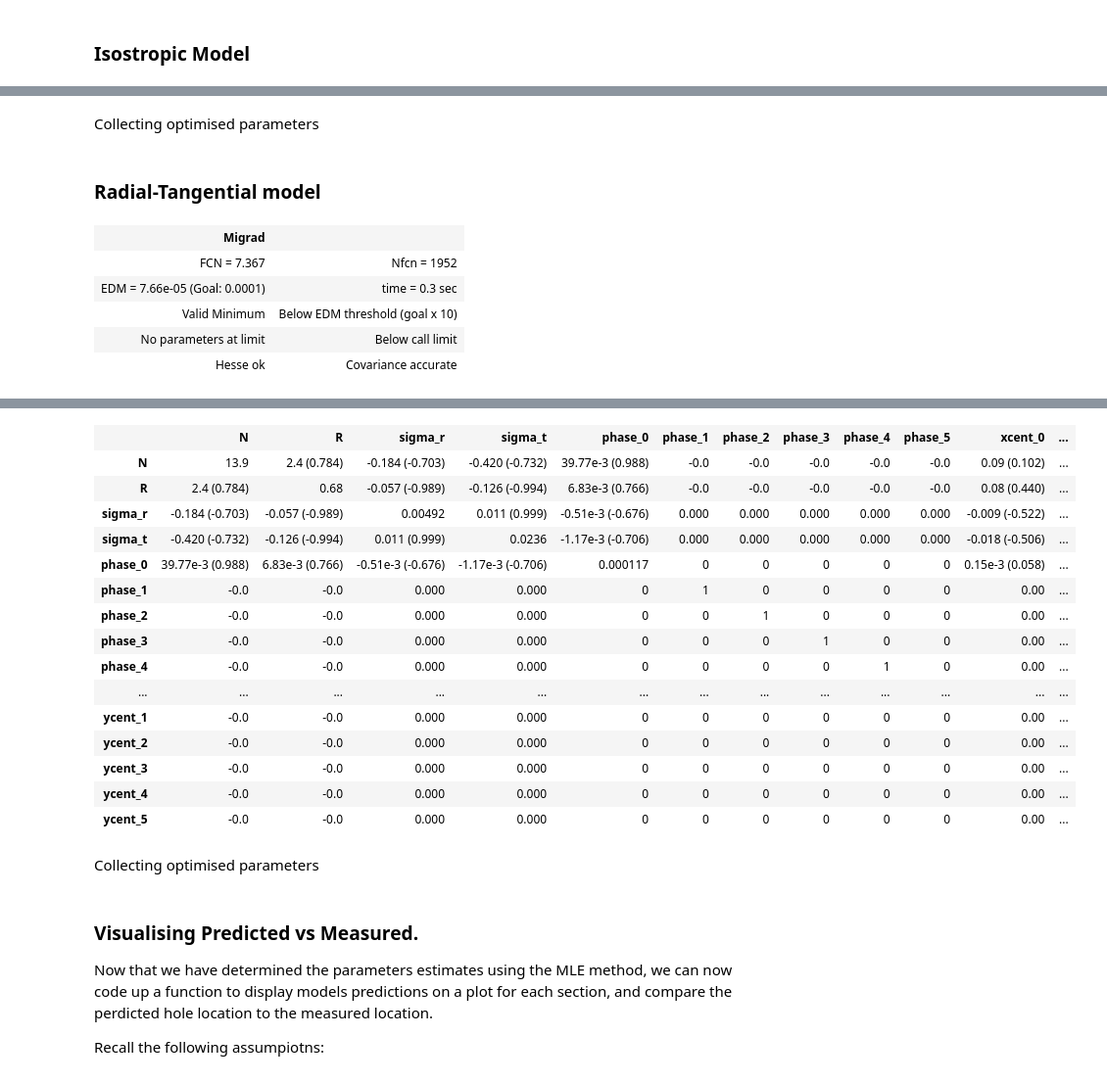
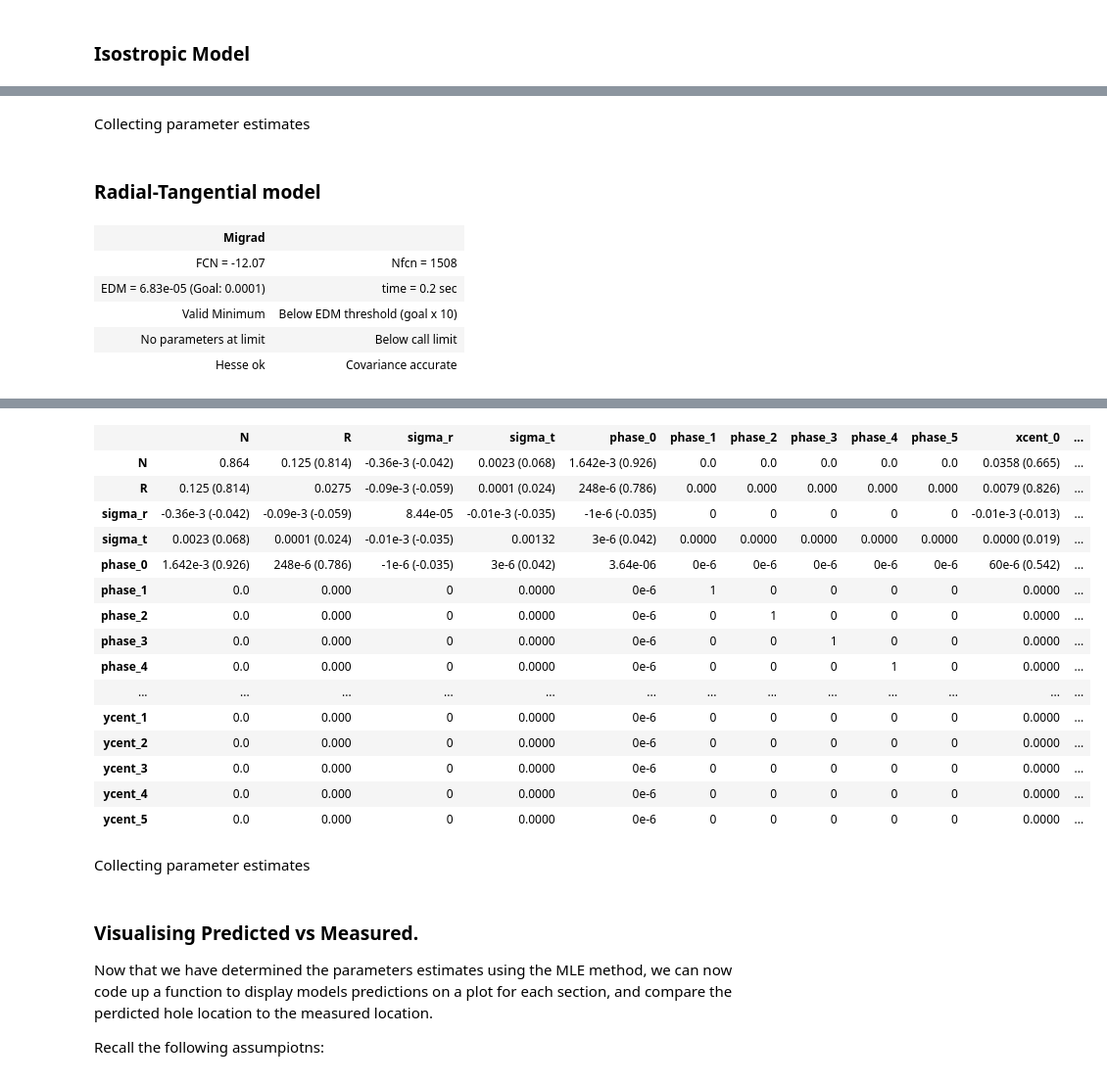
Before and after one commit to MatteoMancini01/S2_Cw, a Jupyter notebook: NoteBook.ipynb, the cells around one changed output, grey strips where cells are left out. Shown at 98% size. Drawn from its saved outputs; the diff is of its cells as text; code cells hidden in the pictures.

```diff
--- a/NoteBook.ipynb
+++ b/NoteBook.ipynb
@@ -320,8 +402,8 @@ def neg_log_likelihood_is(N, R, sigma,
     data = np.array(data, dtype=object)  # Convert data list to a NumPy array (dtype=object keeps tuples)
 
     # Compute log-likelihood and negate it
-    params = np.array([R, sigma, *phases, *xcents, *ycents])  # Convert to array to avoid issues
-    return -log_likelihood_isotropic(params, data, N)  # Negate log-likelihood for minimization
+    params = np.array([N, R, sigma, *phases, *xcents, *ycents])  # Convert to array to avoid issues
+    return -log_likelihood_isotropic(params, data)  # Negate log-likelihood for minimization
 
 # Example setup for 6 sections
 
@@ -332,13 +414,17 @@ data = [(sub_data['Mean(X)'], sub_data['Mean(Y)'])]
 
 
 # Initial parameter estimates for 6 sections
-N = 355
-R_init = 77.0
+N = 360.0
+R_init = 80.0
 sigma_init = 0.15
 np.random.seed(1)
-phases_init = np.random.uniform(-2.57, -2.51, 6)#[-2.53, -2.53, -2.53, -2.54, -2.55, -2.55]
-xcents_init = np.random.uniform(78, 84, 6) #[79, 79, 79, 81, 81, 83]
-ycents_init = np.random.uniform(134, 137, 6) # [136, 135, 135, 136, 135, 136]
+#phases_init = np.random.uniform(-2.57, -2.51, 6)#[-2.53, -2.53, -2.53, -2.54, -2.55, -2.55]
+#xcents_init = np.random.uniform(78, 84, 6) #[79, 79, 79, 81, 81, 83]
+#ycents_init = np.random.uniform(134, 137, 6) # [136, 135, 135, 136, 135, 136]
+
+phases_init = [-2.53, -2.53, -2.53, -2.54, -2.55, -2.55]
+xcents_init = [79, 79, 79, 81, 81, 83]
+ycents_init = [136, 135, 135, 136, 135, 136]
 
 # Combine parameters into one list
 init_params = [N, R_init, sigma_init, *phases_init, *xcents_init, *ycents_init]
@@ -403,5 +489,5 @@ m_is.migrad()
-# %% [markdown]
-Collecting optimised parameters
+# %% [markdown]
+Collecting parameter estimates
 # %%
 N_opt_is = m_is.values["N"]  # Optimised number of holes
 R_opt_is = m_is.values["R"]  # Optimised ring radius
@@ -450,8 +536,8 @@ def neg_log_likelihood_rt(N, R, sigma_r, sigma_t,
     data = np.array(data, dtype=object)  # Convert data list to a NumPy array (dtype=object keeps tuples)
 
     # Compute log-likelihood and negate it
-    params = np.array([R, sigma_r, sigma_t, *phases, *xcents, *ycents])  # Convert to array to avoid issues
-    return -log_likelihood_rt(params, data, N)  # Negate log-likelihood for minimization
+    params = np.array([N, R, sigma_r, sigma_t, *phases, *xcents, *ycents])  # Convert to array to avoid issues
+    return -log_likelihood_rt(params, data)  # Negate log-likelihood for minimization
 
 # Example setup for 6 sections
 
@@ -462,14 +548,14 @@ data = [(sub_data['Mean(X)'], sub_data['Mean(Y)'])]
 
 
 # Initial parameter estimates for 6 sections
-N = 355
-R_init = 77
-sigma_r_init = 0.04
+N = 360
+R_init = 80
+sigma_r_init = 0.05
 sigma_t_init = 0.1
-np.random.seed(1)
-phases_init = np.random.uniform(-2.57, -2.51, 6)#[-2.53, -2.53, -2.53, -2.54, -2.55, -2.55]
-xcents_init = np.random.uniform(78, 84, 6) #[79, 79, 79, 81, 81, 83]
-ycents_init = np.random.uniform(134, 137, 6) # [136, 135, 135, 136, 135, 136]
+
+phases_init = np.repeat(-2.5, 6)
+xcents_init = np.repeat(80.0, 6)
+ycents_init = np.repeat(135.0, 6)
 
 
 # Combine parameters into one list
@@ -495,8 +581,8 @@ m_rt.limits['sigma_t'] = (0, None)  # sigma_t must be positive
 m_rt.migrad()
 # %% [output]
 | Migrad |  |
-| FCN = 7.367 | Nfcn = 1952 |
-| EDM = 7.66e-05 (Goal: 0.0001) | time = 0.3 sec |
+| FCN = -12.07 | Nfcn = 1508 |
+| EDM = 6.83e-05 (Goal: 0.0001) | time = 0.2 sec |
 | Valid Minimum | Below EDM threshold (goal x 10) |
 | No parameters at limit | Below call limit |
 | Hesse ok | Covariance accurate |
@@ -519,21 +605,21 @@ m_rt.migrad()
 |  | N | R | sigma_r | sigma_t | phase_0 | phase_1 | phase_2 | phase_3 | phase_4 | phase_5 | xcent_0 | ... |
-| N | 13.9 | 2.4 (0.784) | -0.184 (-0.703) | -0.420 (-0.732) | 39.77e-3 (0.988) | -0.0 | -0.0 | -0.0 | -0.0 | -0.0 | 0.09 (0.102) | ... |
-| R | 2.4 (0.784) | 0.68 | -0.057 (-0.989) | -0.126 (-0.994) | 6.83e-3 (0.766) | -0.0 | -0.0 | -0.0 | -0.0 | -0.0 | 0.08 (0.440) | ... |
-| sigma_r | -0.184 (-0.703) | -0.057 (-0.989) | 0.00492 | 0.011 (0.999) | -0.51e-3 (-0.676) | 0.000 | 0.000 | 0.000 | 0.000 | 0.000 | -0.009 (-0.522) | ... |
-| sigma_t | -0.420 (-0.732) | -0.126 (-0.994) | 0.011 (0.999) | 0.0236 | -1.17e-3 (-0.706) | 0.000 | 0.000 | 0.000 | 0.000 | 0.000 | -0.018 (-0.506) | ... |
-| phase_0 | 39.77e-3 (0.988) | 6.83e-3 (0.766) | -0.51e-3 (-0.676) | -1.17e-3 (-0.706) | 0.000117 | 0 | 0 | 0 | 0 | 0 | 0.15e-3 (0.058) | ... |
-| phase_1 | -0.0 | -0.0 | 0.000 | 0.000 | 0 | 1 | 0 | 0 | 0 | 0 | 0.00 | ... |
-| phase_2 | -0.0 | -0.0 | 0.000 | 0.000 | 0 | 0 | 1 | 0 | 0 | 0 | 0.00 | ... |
-| phase_3 | -0.0 | -0.0 | 0.000 | 0.000 | 0 | 0 | 0 | 1 | 0 | 0 | 0.00 | ... |
-| phase_4 | -0.0 | -0.0 | 0.000 | 0.000 | 0 | 0 | 0 | 0 | 1 | 0 | 0.00 | ... |
+| N | 0.864 | 0.125 (0.814) | -0.36e-3 (-0.042) | 0.0023 (0.068) | 1.642e-3 (0.926) | 0.0 | 0.0 | 0.0 | 0.0 | 0.0 | 0.0358 (0.665) | ... |
+| R | 0.125 (0.814) | 0.0275 | -0.09e-3 (-0.059) | 0.0001 (0.024) | 248e-6 (0.786) | 0.000 | 0.000 | 0.000 | 0.000 | 0.000 | 0.0079 (0.826) | ... |
+| sigma_r | -0.36e-3 (-0.042) | -0.09e-3 (-0.059) | 8.44e-05 | -0.01e-3 (-0.035) | -1e-6 (-0.035) | 0 | 0 | 0 | 0 | 0 | -0.01e-3 (-0.013) | ... |
+| sigma_t | 0.0023 (0.068) | 0.0001 (0.024) | -0.01e-3 (-0.035) | 0.00132 | 3e-6 (0.042) | 0.0000 | 0.0000 | 0.0000 | 0.0000 | 0.0000 | 0.0000 (0.019) | ... |
+| phase_0 | 1.642e-3 (0.926) | 248e-6 (0.786) | -1e-6 (-0.035) | 3e-6 (0.042) | 3.64e-06 | 0e-6 | 0e-6 | 0e-6 | 0e-6 | 0e-6 | 60e-6 (0.542) | ... |
+| phase_1 | 0.0 | 0.000 | 0 | 0.0000 | 0e-6 | 1 | 0 | 0 | 0 | 0 | 0.0000 | ... |
+| phase_2 | 0.0 | 0.000 | 0 | 0.0000 | 0e-6 | 0 | 1 | 0 | 0 | 0 | 0.0000 | ... |
+| phase_3 | 0.0 | 0.000 | 0 | 0.0000 | 0e-6 | 0 | 0 | 1 | 0 | 0 | 0.0000 | ... |
+| phase_4 | 0.0 | 0.000 | 0 | 0.0000 | 0e-6 | 0 | 0 | 0 | 1 | 0 | 0.0000 | ... |
 | ... | ... | ... | ... | ... | ... | ... | ... | ... | ... | ... | ... | ... |
-| ycent_1 | -0.0 | -0.0 | 0.000 | 0.000 | 0 | 0 | 0 | 0 | 0 | 0 | 0.00 | ... |
-| ycent_2 | -0.0 | -0.0 | 0.000 | 0.000 | 0 | 0 | 0 | 0 | 0 | 0 | 0.00 | ... |
-| ycent_3 | -0.0 | -0.0 | 0.000 | 0.000 | 0 | 0 | 0 | 0 | 0 | 0 | 0.00 | ... |
-| ycent_4 | -0.0 | -0.0 | 0.000 | 0.000 | 0 | 0 | 0 | 0 | 0 | 0 | 0.00 | ... |
-| ycent_5 | -0.0 | -0.0 | 0.000 | 0.000 | 0 | 0 | 0 | 0 | 0 | 0 | 0.00 | ... |
+| ycent_1 | 0.0 | 0.000 | 0 | 0.0000 | 0e-6 | 0 | 0 | 0 | 0 | 0 | 0.0000 | ... |
+| ycent_2 | 0.0 | 0.000 | 0 | 0.0000 | 0e-6 | 0 | 0 | 0 | 0 | 0 | 0.0000 | ... |
+| ycent_3 | 0.0 | 0.000 | 0 | 0.0000 | 0e-6 | 0 | 0 | 0 | 0 | 0 | 0.0000 | ... |
+| ycent_4 | 0.0 | 0.000 | 0 | 0.0000 | 0e-6 | 0 | 0 | 0 | 0 | 0 | 0.0000 | ... |
+| ycent_5 | 0.0 | 0.000 | 0 | 0.0000 | 0e-6 | 0 | 0 | 0 | 0 | 0 | 0.0000 | ... |
-# %% [markdown]
-Collecting optimised parameters
+# %% [markdown]
+Collecting parameter estimates
 # %%
 N_opt_rt = m_rt.values["N"]  # Optimised number of holes
 R_opt_rt = m_rt.values["R"]  # Optimised ring radius
```
Also changed, not shown: parts of 66 cells of this notebook, 4 other files.
